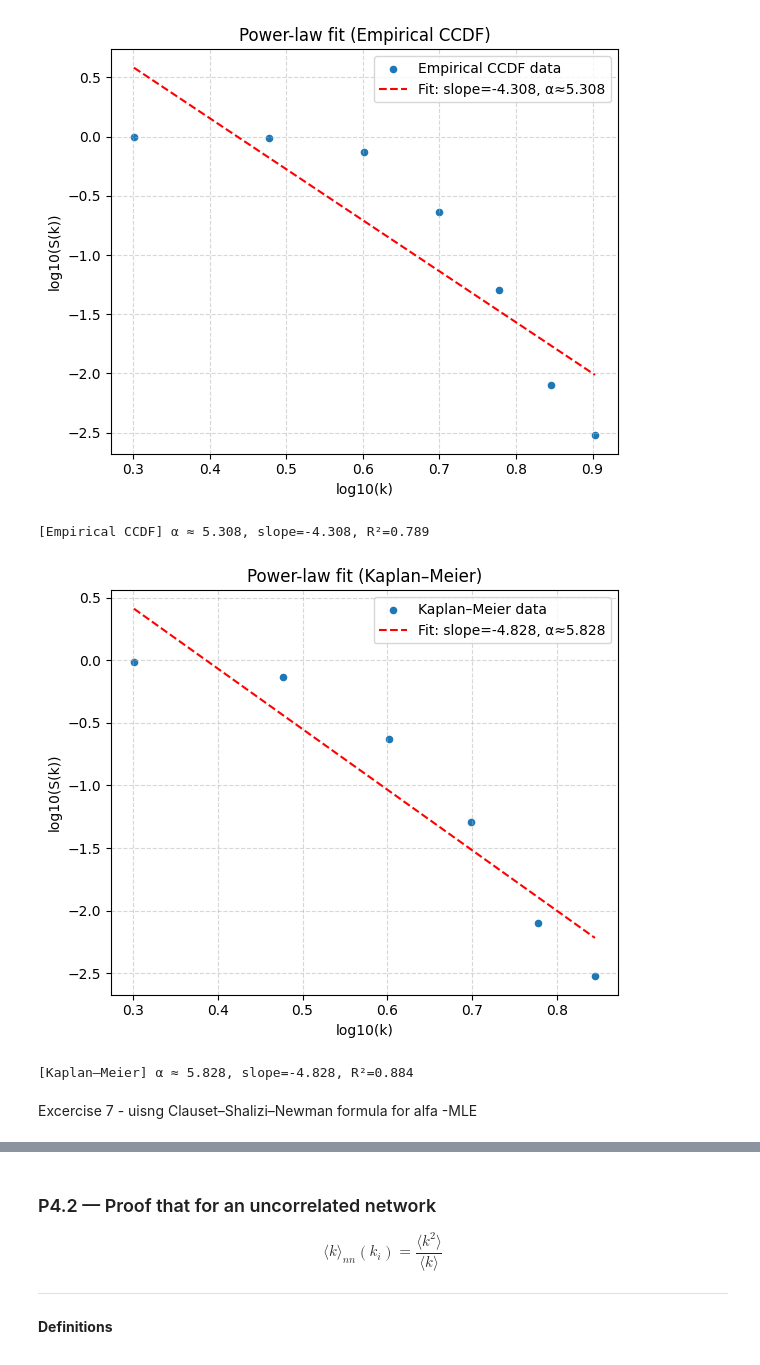
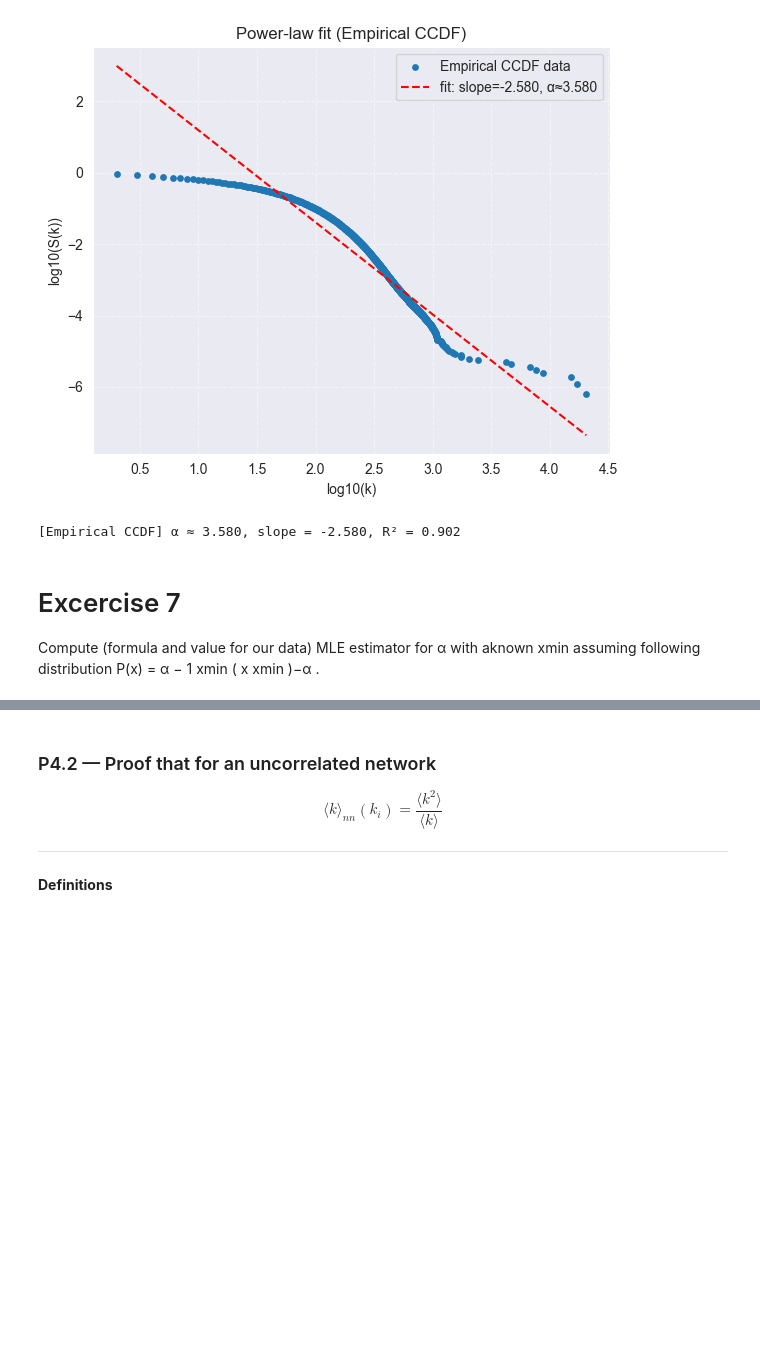
Before and after one commit to OganKuba/Social-Recomndation-Systems-Tasks, a Jupyter notebook: P4/E4.ipynb, the cells around one changed output, grey strips where cells are left out. Cells and saved outputs as stored; diff of their text form; code cells hidden in the pictures; blank space fills up the shorter version.

```diff
--- a/P4/E4.ipynb
+++ b/P4/E4.ipynb
@@ -315,59 +280,58 @@ slope, intercept = np.linalg.lstsq(A, Y, rcond=None)[0]
 alpha_est = 1 - slope
 # %%
+import numpy as np
+import matplotlib.pyplot as plt
+
+def compute_survival_function(degrees):
+    degrees = np.asarray(degrees)
+    degrees_sorted = np.sort(degrees)
+    k, counts = np.unique(degrees_sorted, return_counts=True)
+    at_risk = np.cumsum(counts[::-1])[::-1].astype(float)
+    S = at_risk / at_risk[0]
+    return k, S
+
 def fit_power_law_from_survival(unique_degrees, survival_values, xmin=2, label="Empirical CCDF"):
-    # Select only degrees >= xmin and positive survival values
     mask = (unique_degrees >= xmin) & (survival_values > 0)
     k = unique_degrees[mask]
     S = survival_values[mask]
 
-    if len(k) < 2:
-        print(f"[{label}] Not enough data above xmin={xmin}")
-        return None
-
-    # Fit line to log10-log10 transformed data (linear regression in log space)
     X = np.log10(k)
     Y = np.log10(S)
-
-    # Ordinary least squares regression: Y = slope * X + intercept
     A = np.vstack([X, np.ones_like(X)]).T
     slope, intercept = np.linalg.lstsq(A, Y, rcond=None)[0]
-
-    # Power-law exponent α from slope of log–log fit
     alpha_est = 1 - slope
 
-    # Compute R2 goodness of fit
     Y_pred = slope * X + intercept
-    ss_res = np.sum((Y - Y_pred)**2)
-    ss_tot = np.sum((Y - Y.mean())**2)
+    ss_res = np.sum((Y - Y_pred) ** 2)
+    ss_tot = np.sum((Y - Y.mean()) ** 2)
     r2 = 1 - ss_res / ss_tot if ss_tot > 0 else np.nan
 
     plt.figure(figsize=(6, 5))
-    plt.scatter(X, Y, s=20, label=f"{label} data")
-    plt.plot(X, Y_pred, "r--", label=f"Fit: slope={slope:.3f}, α≈{alpha_est:.3f}")
+    plt.scatter(X, Y, s=15, label=f"{label} data")
+    plt.plot(X, Y_pred, "r--", label=f"fit: slope={slope:.3f}, α≈{alpha_est:.3f}")
     plt.xlabel("log10(k)")
     plt.ylabel("log10(S(k))")
     plt.title(f"Power-law fit ({label})")
     plt.grid(True, which="both", linestyle="--", alpha=0.5)
     plt.legend()
     plt.tight_layout()
     plt.show()
 
-    print(f"[{label}] α ≈ {alpha_est:.3f}, slope={slope:.3f}, R²={r2:.3f}")
+    print(f"[{label}] α ≈ {alpha_est:.3f}, slope = {slope:.3f}, R² = {r2:.3f}")
     return {"alpha": alpha_est, "slope": slope, "intercept": intercept, "r2": r2}
 
-
-degrees = np.array([d for _, d in G.degree()], dtype=int)
-
-# Compute empirical and Kaplan–Meier survival functions
-unique_degrees, survival_empirical, survival_km = compute_survival_functions(degrees)
-
-# Fit power-law model to both survival estimates
-res_emp = fit_power_law_from_survival(unique_degrees, survival_empirical, xmin=2, label="Empirical CCDF")
-res_km  = fit_power_law_from_survival(unique_degrees, survival_km, xmin=2, label="Kaplan–Meier")
+degrees = list(degcount.values())
+k_vals, S_vals = compute_survival_function(degrees)
+result = fit_power_law_from_survival(k_vals, S_vals, xmin=2, label="Empirical CCDF")
 # %% [output]
-[figure, old version]
+[figure, new version]
-[Empirical CCDF] α ≈ 5.308, slope=-4.308, R²=0.789
+[Empirical CCDF] α ≈ 3.580, slope = -2.580, R² = 0.902
-[figure, removed]
-[Kaplan–Meier] α ≈ 5.828, slope=-4.828, R²=0.884
 # %% [markdown]
-Excercise 7 - uisng Clauset–Shalizi–Newman formula for alfa -MLE
+# Excercise 7
+Compute (formula and value for our data) MLE estimator for α with
+aknown xmin assuming following distribution
+P(x) = α − 1
+xmin (
+x
+xmin )−α
+.
```
Also changed, not shown: parts of 31 cells of this notebook, 6 other files.
